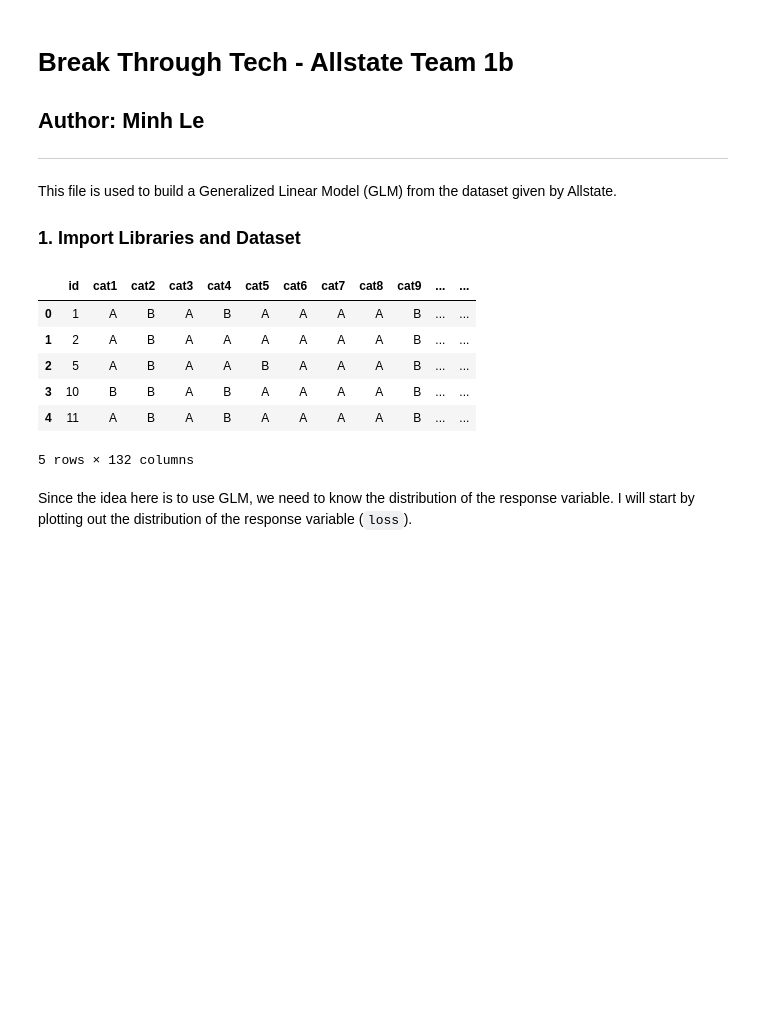
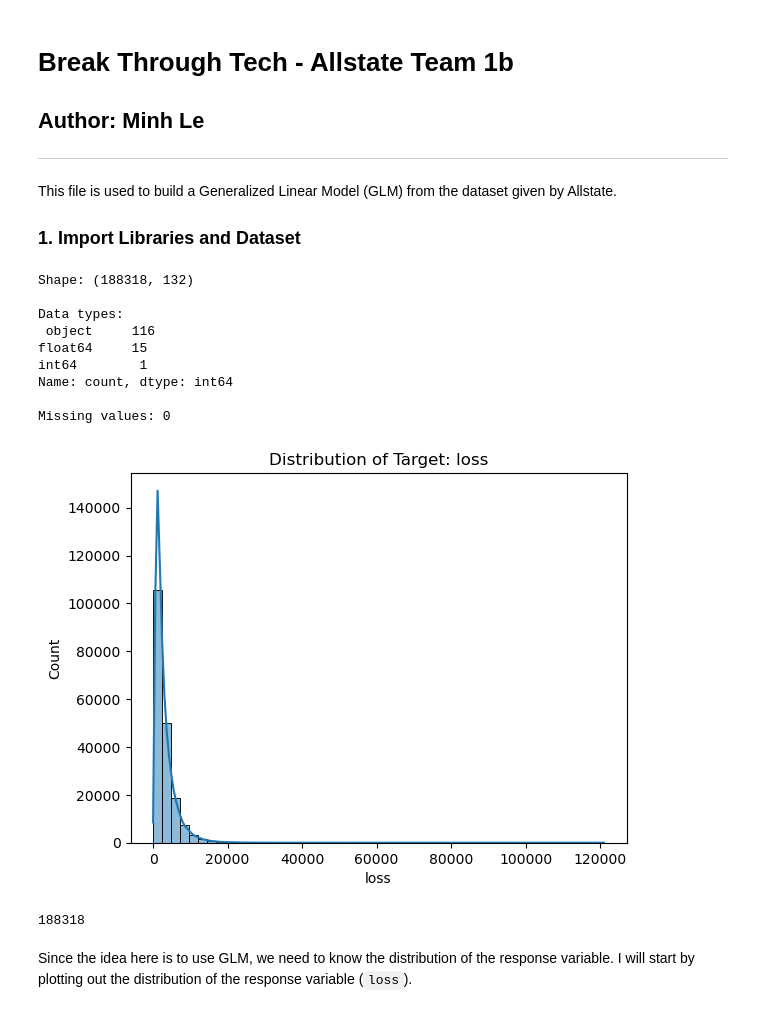
Before and after one commit to NotCheery/allstate_1b, a Jupyter notebook: minh_general_linear_model/glm_model.ipynb, the cells around one changed output. Saved outputs shown, nothing was run; the diff lists cells and outputs as text; code cells hidden in the pictures; blank space fills up the shorter version.

```diff
--- a/minh_general_linear_model/glm_model.ipynb
+++ b/minh_general_linear_model/glm_model.ipynb
@@ -22,16 +25,34 @@ from sklearn.metrics import mean_squared_error, r2_score
 import warnings
 warnings.filterwarnings("ignore")
 # %%
+# ================================
+# 2. LOAD DATA
+# ================================
 df = pd.read_csv('../data/claims_data.csv')
-df.head()
+
+print("Shape:", df.shape)
+print("\nData types:\n", df.dtypes.value_counts())
+print("\nMissing values:", df.isnull().sum().sum())
+
+# Check target
+sns.histplot(df["loss"], bins=50, kde=True)
+plt.title("Distribution of Target: loss")
+plt.show()
 # %% [output]
-|  | id | cat1 | cat2 | cat3 | cat4 | cat5 | cat6 | cat7 | cat8 | cat9 | ... | ... |
-| 0 | 1 | A | B | A | B | A | A | A | A | B | ... | ... |
-| 1 | 2 | A | B | A | A | A | A | A | A | B | ... | ... |
-| 2 | 5 | A | B | A | A | B | A | A | A | B | ... | ... |
-| 3 | 10 | B | B | A | B | A | A | A | A | B | ... | ... |
-| 4 | 11 | A | B | A | B | A | A | A | A | B | ... | ... |
-5 rows × 132 columns
+Shape: (188318, 132)
+
+Data types:
+ object     116
+float64     15
+int64        1
+Name: count, dtype: int64
+
+Missing values: 0
+[figure, added]
+# %%
+len(df)
+# %% [output]
+188318
 # %% [markdown]
 Since the idea here is to use GLM, we need to know the distribution of the response variable. I will start by plotting out the distribution of the response variable (`loss`).
 # %%
```
Also changed, not shown: parts of 14 cells of this notebook.
